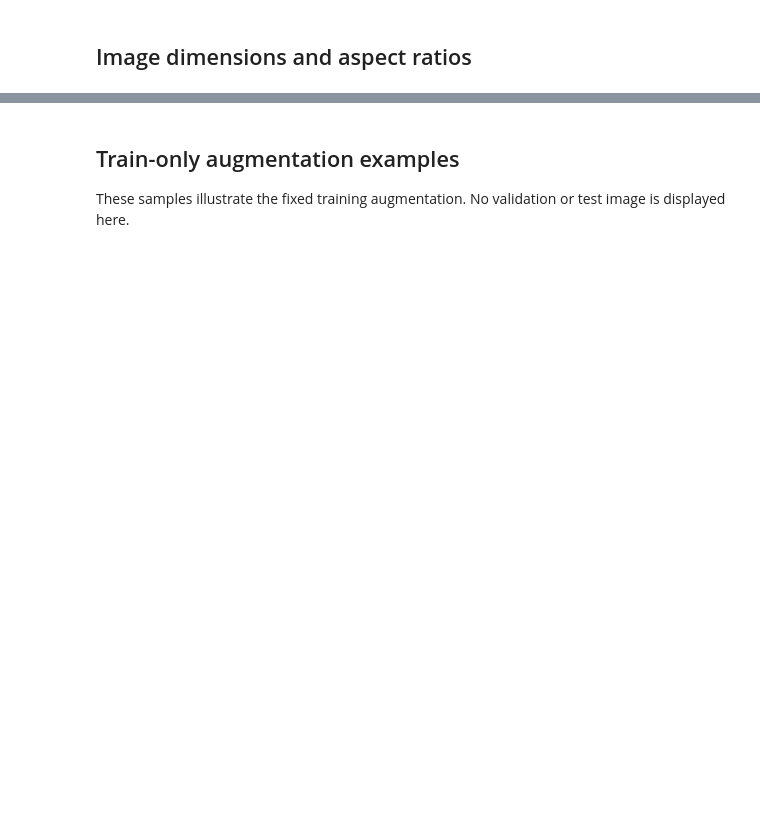
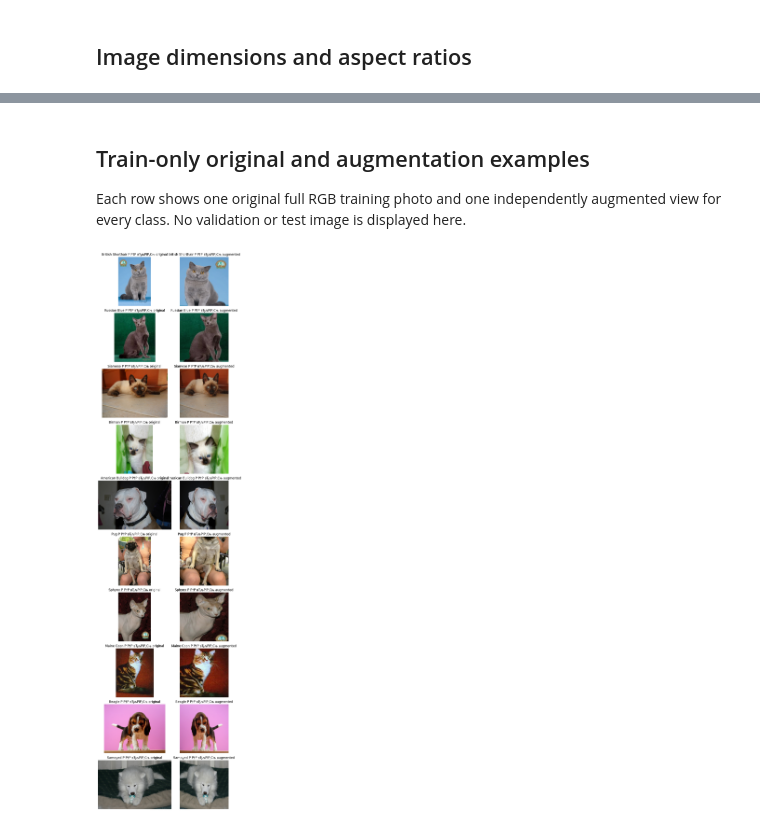
Before and after one commit to AnnaTikhonova-prog/Computer_Vision-project, a Jupyter notebook: notebooks/eda_oxford_pets.ipynb, the cells around one changed output, grey strips where cells are left out. Drawn from its saved outputs; the diff is of its cells as text; code cells hidden in the pictures; blank space fills up the shorter version.

Commit message:
Finalize reviewed Oxford Pet split v2

```diff
--- a/notebooks/eda_oxford_pets.ipynb
+++ b/notebooks/eda_oxford_pets.ipynb
@@ -6,7 +6,12 @@ Run this only after `scripts/prepare_oxford_pets.py`. This notebook reads frozen
 from pathlib import Path
 import json
 import sys
+import yaml
 
+# Import PyTorch before pandas/seaborn: in this Windows environment their DLLs
+# must not be loaded before PyTorch (otherwise c10.dll raises WinError 1114).
+import torch
+import torchvision
 import matplotlib.pyplot as plt
 import pandas as pd
 import seaborn as sns
@@ -14,7 +19,12 @@ from PIL import Image
 
 ROOT = next(path for path in [Path.cwd(), *Path.cwd().parents] if (path / 'splits').exists())
 sys.path.insert(0, str(ROOT))
-DATASET_ROOT = ROOT / 'data' / 'oxford-iiit-pet'
-SPLIT_DIR = ROOT / 'splits'
+CONFIG_PATH = ROOT / 'configs' / 'data.yaml'
+config = yaml.safe_load(CONFIG_PATH.read_text(encoding='utf-8'))
+DATASET_ROOT = (ROOT / config['dataset_root']).resolve()
+SPLIT_DIR = (ROOT / config['split_dir']).resolve()
 assert DATASET_ROOT.is_dir(), f'Missing local data: {DATASET_ROOT}'
 assert (SPLIT_DIR / 'train.csv').is_file(), 'Run preparation first.'
+print({'python_executable': sys.executable, 'python': sys.version.split()[0],
+       'torch': torch.__version__, 'torchvision': torchvision.__version__,
+       'active_split': str(SPLIT_DIR)})
@@ -96,19 +226,28 @@ plt.tight_layout()
 # %% [markdown]
-## Train-only augmentation examples
+## Train-only original and augmentation examples
 
-These samples illustrate the fixed training augmentation. No validation or test image is displayed here.
+Each row shows one original full RGB training photo and one independently augmented view for every class. No validation or test image is displayed here.
 # %%
 import torch
 from src.dataset import PetManifestDataset, _train_transform
 
 train_dataset = PetManifestDataset(DATASET_ROOT, SPLIT_DIR / 'train.csv', SPLIT_DIR / 'class_mapping.json', _train_transform())
 mean = torch.tensor([0.485, 0.456, 0.406])[:, None, None]
 std = torch.tensor([0.229, 0.224, 0.225])[:, None, None]
-fig, axes = plt.subplots(2, 4, figsize=(12, 6))
-for axis, index in zip(axes.flat, range(8)):
-    tensor, label = train_dataset[index]
-    image = (tensor * std + mean).clamp(0, 1).permute(1, 2, 0)
-    axis.imshow(image)
-    axis.set_title(train_dataset.mapping[label])
-    axis.axis('off')
+index_by_id = {row['image_id']: index for index, row in enumerate(train_dataset.rows)}
+examples = splits['train'].sort_values(['label', 'image_id']).groupby('label', as_index=False).first()
+fig, axes = plt.subplots(len(examples), 2, figsize=(8, 3 * len(examples)))
+for axis_pair, (_, row) in zip(axes, examples.iterrows()):
+    with Image.open(DATASET_ROOT / row['relative_path']) as source:
+        original = source.convert('RGB')
+    axis_pair[0].imshow(original)
+    axis_pair[0].set_title(f"{row['class_name']} Р Р†Р вЂљРІР‚Сњ original")
+    tensor, label = train_dataset[index_by_id[row['image_id']]]
+    augmented = (tensor * std + mean).clamp(0, 1).permute(1, 2, 0)
+    axis_pair[1].imshow(augmented)
+    axis_pair[1].set_title(f"{train_dataset.mapping[label]} Р Р†Р вЂљРІР‚Сњ augmented")
+    for axis in axis_pair:
+        axis.axis('off')
 plt.tight_layout()
+# %% [output]
+[figure, added]
```
Also changed, not shown: parts of 7 cells of this notebook, 20 other files.
